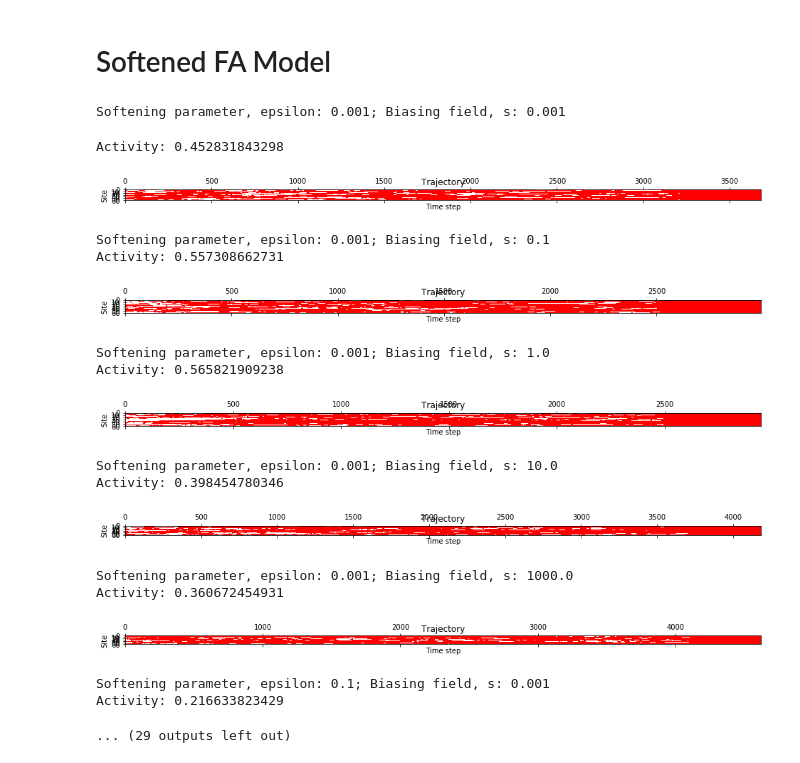
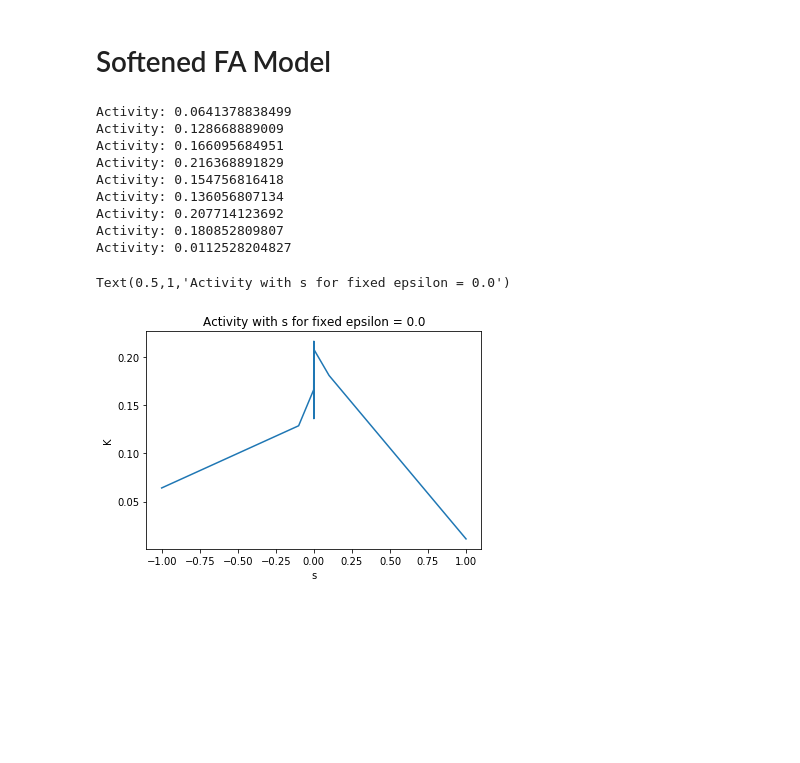
Before and after one commit to jqhoogland/ACM, a Jupyter notebook: Continuous Time Done Correctly.ipynb, the cells around one changed output. Cells and saved outputs as stored; diff of their text form; code cells hidden in the pictures; blank space fills up the shorter version.

Commit message:
Continuous Time FA

```diff
--- a/Continuous Time Done Correctly.ipynb
+++ b/Continuous Time Done Correctly.ipynb
@@ -16,34 +16,33 @@ This is what we want to see (also a reference for the parameter ranges)
 # %% [markdown]
 # Softened FA Model
 # %%
-epsilons = np.array([1.9e-4, 6.3e-3,1.9e-2])
-ss = np.array([0., 1e-5, 1e-3, 1e-1, 1.])
+ss = np.array([-1., -1e-1, -1e-3, -1e-4, 0., 1e-4, 1e-3, 1e-1, 1.])
 
 #logging.basicConfig(level=logging.INFO)
+eps = 0.
 
-for eps in epsilons:
-    for s in ss:
-        print("Softening parameter, epsilon: {}; Biasing field, s: {}".format(eps, s))
-        fa_kcm = SoftenedFA(gamma=0.25, s=s, eps=eps, num_burnin_steps=0, num_sites=60, num_steps=1000)
-        trajectory, occupation_times = fa_kcm.gen_trajectory()
-        print("Activity: {}".format(fa_kcm.activity(trajectory, occupation_times)))
-        draw_trajectory(trajectory, occupation_times)
+activities = np.zeros(ss.size)
+for i,s in enumerate(ss):
+    #print("Softening parameter, epsilon: {}; Biasing field, s: {}".format(eps, s))
+    fa_kcm = SoftenedFA(gamma=0.25, s=s, eps=eps, num_burnin_steps=1000, num_sites=60, num_steps=1000)
+    tps = SoftenedFATPS(fa_kcm, fa_kcm.activity)
+    activities[i] = tps.mc_average(10, num_burnin_steps=10)
+    print("Activity: {}".format(activities[i]))
+        # draw_trajectory(trajectory, occupation_times)
+
+plt.plot(ss, activities, )
+plt.xlabel("s")
+plt.ylabel("K")
+plt.title("Activity with s for fixed epsilon = {}".format(eps))
 # %% [output]
-Softening parameter, epsilon: 0.001; Biasing field, s: 0.001
+Activity: 0.0641378838499
+Activity: 0.128668889009
+Activity: 0.166095684951
+Activity: 0.216368891829
+Activity: 0.154756816418
+Activity: 0.136056807134
+Activity: 0.207714123692
+Activity: 0.180852809807
+Activity: 0.0112528204827
-Activity: 0.452831843298
+Text(0.5,1,'Activity with s for fixed epsilon = 0.0')
-[figure, old version]
+[figure, new version]
-Softening parameter, epsilon: 0.001; Biasing field, s: 0.1
-Activity: 0.557308662731
-[figure, removed]
-Softening parameter, epsilon: 0.001; Biasing field, s: 1.0
-Activity: 0.565821909238
-[figure, removed]
-Softening parameter, epsilon: 0.001; Biasing field, s: 10.0
-Activity: 0.398454780346
-[figure, removed]
-Softening parameter, epsilon: 0.001; Biasing field, s: 1000.0
-Activity: 0.360672454931
-[figure, removed]
-Softening parameter, epsilon: 0.1; Biasing field, s: 0.001
-Activity: 0.216633823429
-... (29 outputs left out)
```
Also changed, not shown: parts of 1 cell of this notebook, 1 other file.
